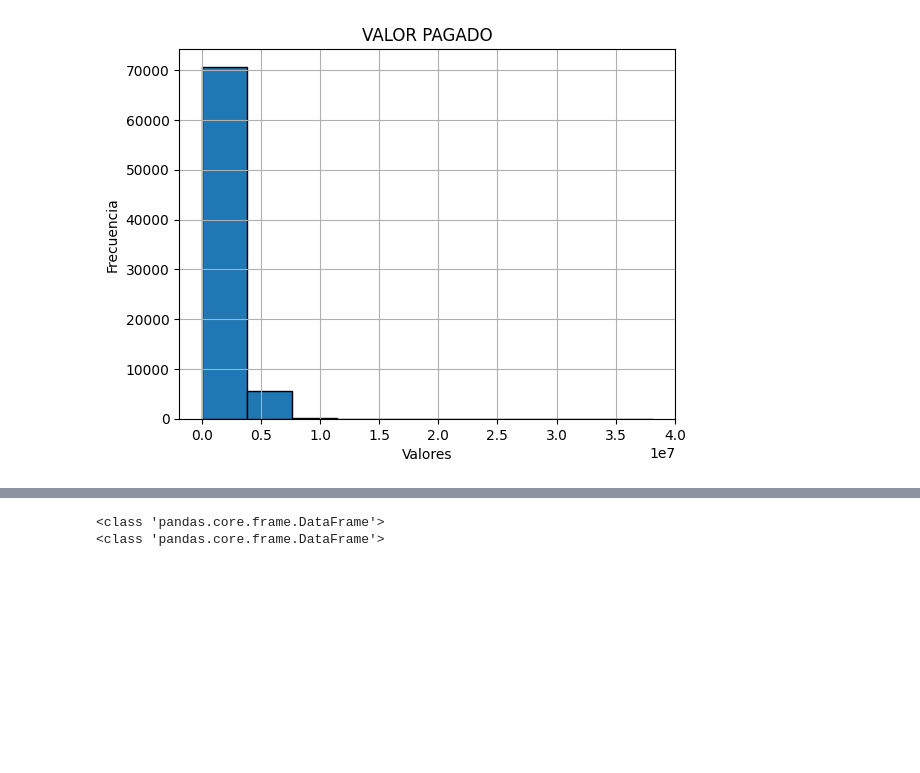
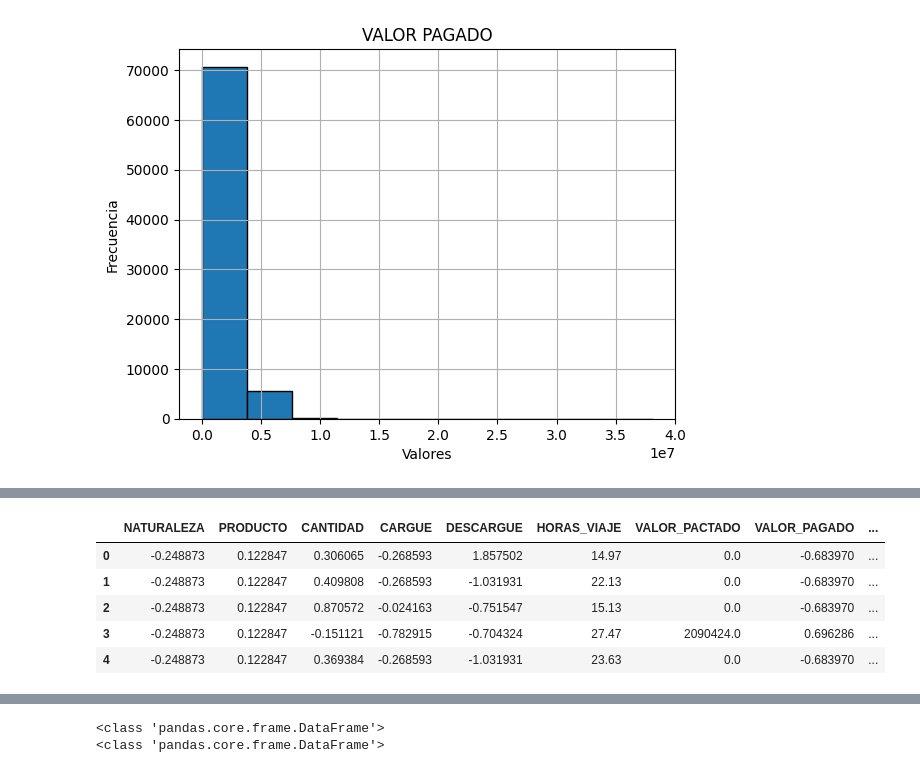
Before and after one commit to leijoha271182/ACT3_BACKINVENT_JWT, a Jupyter notebook: LEIDY_JOHANNA_OCAMPO_ARROYAVE_EvidenciaAprendizaje02_DiplomadoICD.ipynb, the cells around one changed output, grey strips where cells are left out. Cells and saved outputs as stored; diff of their text form; code cells hidden in the pictures; blank space fills up the shorter version.

```diff
--- a/LEIDY_JOHANNA_OCAMPO_ARROYAVE_EvidenciaAprendizaje02_DiplomadoICD.ipynb
+++ b/LEIDY_JOHANNA_OCAMPO_ARROYAVE_EvidenciaAprendizaje02_DiplomadoICD.ipynb
@@ -292,3 +541,13 @@ df.head()
+# %%
+df['SEGUNDOS_VIAJE'] = sc_x.fit_transform(df[['CANTIDAD']])
+df.head()
+# %% [output]
+|  | NATURALEZA | PRODUCTO | CANTIDAD | CARGUE | DESCARGUE | HORAS_VIAJE | VALOR_PACTADO | VALOR_PAGADO | ... |
+| 0 | -0.248873 | 0.122847 | 0.306065 | -0.268593 | 1.857502 | 14.97 | 0.0 | -0.683970 | ... |
+| 1 | -0.248873 | 0.122847 | 0.409808 | -0.268593 | -1.031931 | 22.13 | 0.0 | -0.683970 | ... |
+| 2 | -0.248873 | 0.122847 | 0.870572 | -0.024163 | -0.751547 | 15.13 | 0.0 | -0.683970 | ... |
+| 3 | -0.248873 | 0.122847 | -0.151121 | -0.782915 | -0.704324 | 27.47 | 2090424.0 | 0.696286 | ... |
+| 4 | -0.248873 | 0.122847 | 0.369384 | -0.268593 | -1.031931 | 23.63 | 0.0 | -0.683970 | ... |
 # %%
 #Exportemos los datos para disponer de ellos mas adelante.
 df3 = df.copy() #ya tengo los datos procesados y listos para arrancar
```
Also changed, not shown: parts of 49 cells of this notebook.
